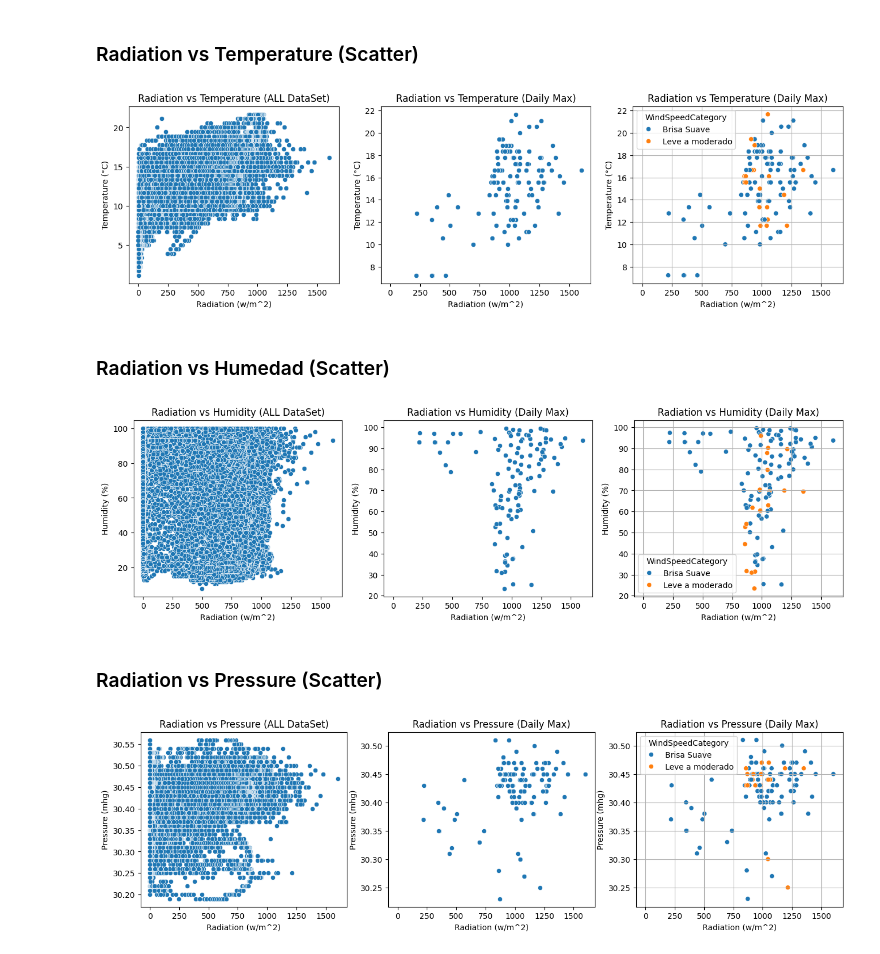
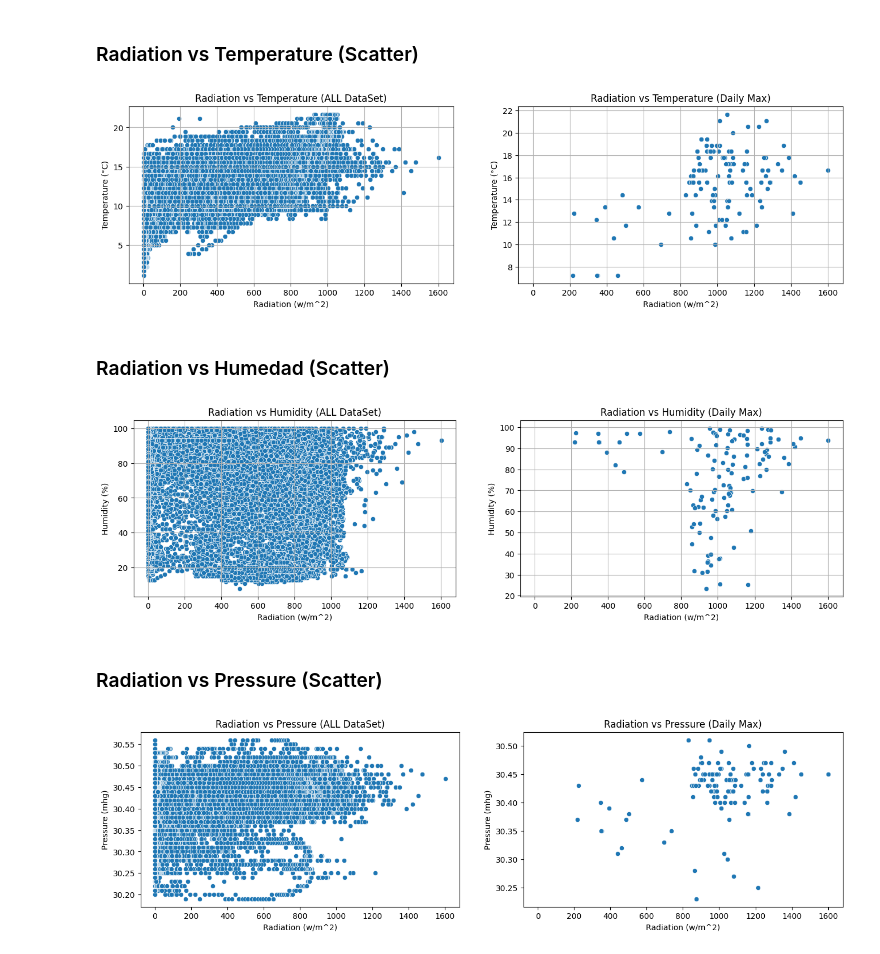
Before and after one commit to mdellanina/TrabajoPr-cticoCODERHOUSE, a Jupyter notebook: TrabajoPracticoCH_DS1.ipynb, the cells around one changed output. Saved outputs shown, nothing was run; the diff lists cells and outputs as text; code cells hidden in the pictures.

```diff
--- a/TrabajoPracticoCH_DS1.ipynb
+++ b/TrabajoPracticoCH_DS1.ipynb
@@ -517,7 +517,9 @@ df_grouped = df.groupby('Data')['Radiation'].max().reset_index()
 df_grouped['Temperature'] = df.groupby('Data')['Temperature'].max().round(2).reset_index()['Temperature']
 df_grouped['Pressure'] = df.groupby('Data')['Pressure'].mean().round(2).reset_index()['Pressure']
 df_grouped['Humidity'] = df.groupby('Data')['Humidity'].mean().round(2).reset_index()['Humidity']
+df_grouped['WindDirection(Degrees)'] = df.groupby('Data')['WindDirection(Degrees)'].mean().round(2).reset_index()['WindDirection(Degrees)']
 df_grouped['WindDirectionCategory'] = df.groupby('Data')['WindDirectionCategory'].agg(pd.Series.mode).reset_index()['WindDirectionCategory']
+df_grouped['Speed'] = df.groupby('Data')['Speed'].mean().round(2).reset_index()['Speed']
 df_grouped['WindSpeedCategory'] = df.groupby('Data')['WindSpeedCategory'].agg(pd.Series.mode).reset_index()['WindSpeedCategory']
 # Descripción de los datos:
 df_grouped.describe().round(2)
@@ -631,7 +675,7 @@ plt.show()
 # %% [markdown]
 ### Radiation vs Temperature (Scatter)
 # %%
-fig, axes = plt.subplots(1, 3, figsize=(16, 4), sharex=True)
+fig, axes = plt.subplots(1, 2, figsize=(16, 4), sharex=True)
 # Scatterplot (Dataframe completo)
 sns.scatterplot(x = df['Radiation'], y = df['Temperature'], ax = axes[0])
 axes[0].set_title('Radiation vs Temperature (ALL DataSet)')
@@ -644,48 +688,32 @@ axes[1].set_xlabel('Radiation (w/m^2)')
 axes[1].set_ylabel('Temperature (°C)')
 axes[0].grid()
 axes[1].grid()
-# Scatterplot (Dataframe agrupado + hue=WindSpeedCategory)
-sns.scatterplot(x = df_grouped['Radiation'], y = df_grouped['Temperature'], hue=df_grouped['WindSpeedCategory'], ax = axes[2])
-axes[2].set_title('Radiation vs Temperature (Daily Max)')
-axes[2].set_xlabel('Radiation (w/m^2)')
-axes[2].set_ylabel('Temperature (°C)')
-axes[0].grid()
-axes[1].grid()
-axes[2].grid()
 plt.show()
 # %% [output]
-[figure, old version]
+[figure, new version]
 # %% [markdown]
 ### Radiation vs Humedad (Scatter)
 # %%
-fig, axes = plt.subplots(1, 3, figsize=(16, 4), sharex=True)
+fig, axes = plt.subplots(1, 2, figsize=(16, 4), sharex=True)
 # Scatterplot (Dataframe completo)
 sns.scatterplot(x = df['Radiation'], y = df['Humidity'], ax = axes[0])
 axes[0].set_title('Radiation vs Humidity (ALL DataSet)')
 axes[0].set_xlabel('Radiation (w/m^2)')
 axes[0].set_ylabel('Humidity (%)')
 # Scatterplot (Dataframe agrupado)
 sns.scatterplot(x = df_grouped['Radiation'], y = df_grouped['Humidity'], ax = axes[1])
 axes[1].set_title('Radiation vs Humidity (Daily Max)')
 axes[1].set_xlabel('Radiation (w/m^2)')
 axes[1].set_ylabel('Humidity (%)')
 axes[0].grid()
 axes[1].grid()
-# Scatterplot (Dataframe agrupado + hue=WindSpeedCategory)
-sns.scatterplot(x = df_grouped['Radiation'], y = df_grouped['Humidity'], hue=df_grouped['WindSpeedCategory'], ax = axes[2])
-axes[2].set_title('Radiation vs Humidity (Daily Max)')
-axes[2].set_xlabel('Radiation (w/m^2)')
-axes[2].set_ylabel('Humidity (%)')
-axes[0].grid()
-axes[1].grid()
-axes[2].grid()
 plt.show()
 # %% [output]
-[figure, old version]
+[figure, new version]
 # %% [markdown]
 ### Radiation vs Pressure (Scatter)
 # %%
-fig, axes = plt.subplots(1, 3, figsize=(16, 4), sharex=True)
+fig, axes = plt.subplots(1, 2, figsize=(16, 4), sharex=True)
 # Scatterplot (Dataframe completo)
 sns.scatterplot(x = df['Radiation'], y = df['Pressure'], ax = axes[0])
 axes[0].set_title('Radiation vs Pressure (ALL DataSet)')
@@ -698,14 +726,8 @@ axes[1].set_xlabel('Radiation (w/m^2)')
 axes[1].set_ylabel('Pressure (mhg)')
 axes[0].grid()
 axes[1].grid()
-# Scatterplot (Dataframe agrupado + hue=WindSpeedCategory)
-sns.scatterplot(x = df_grouped['Radiation'], y = df_grouped['Pressure'], hue=df_grouped['WindSpeedCategory'], ax = axes[2])
-axes[2].set_title('Radiation vs Pressure (Daily Max)')
-axes[2].set_xlabel('Radiation (w/m^2)')
-axes[2].set_ylabel('Pressure (mhg)')
 axes[0].grid()
 axes[1].grid()
-axes[2].grid()
 plt.show()
 # %% [output]
-[figure, old version]
+[figure, new version]
```
Also changed, not shown: parts of 11 cells of this notebook.
